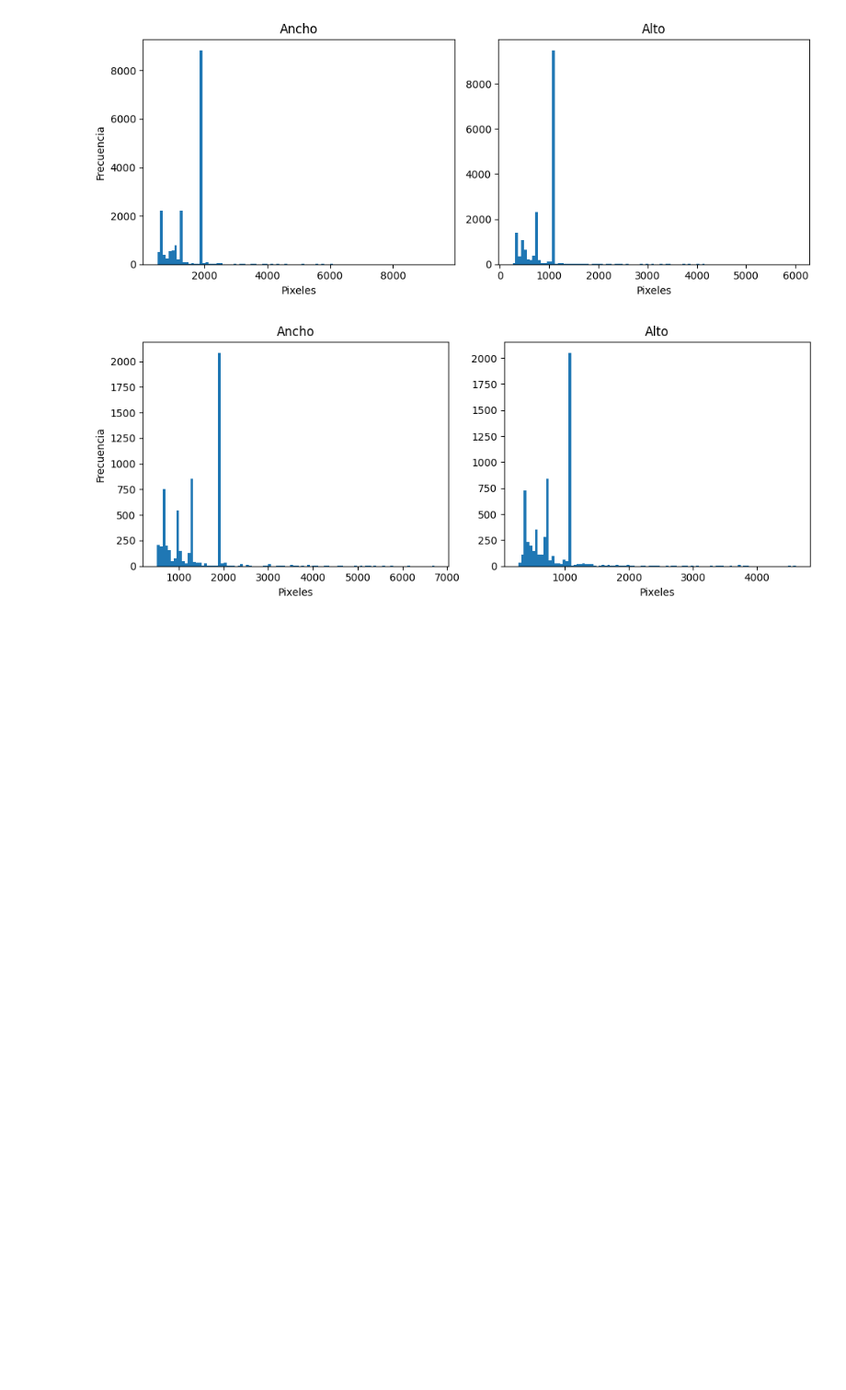
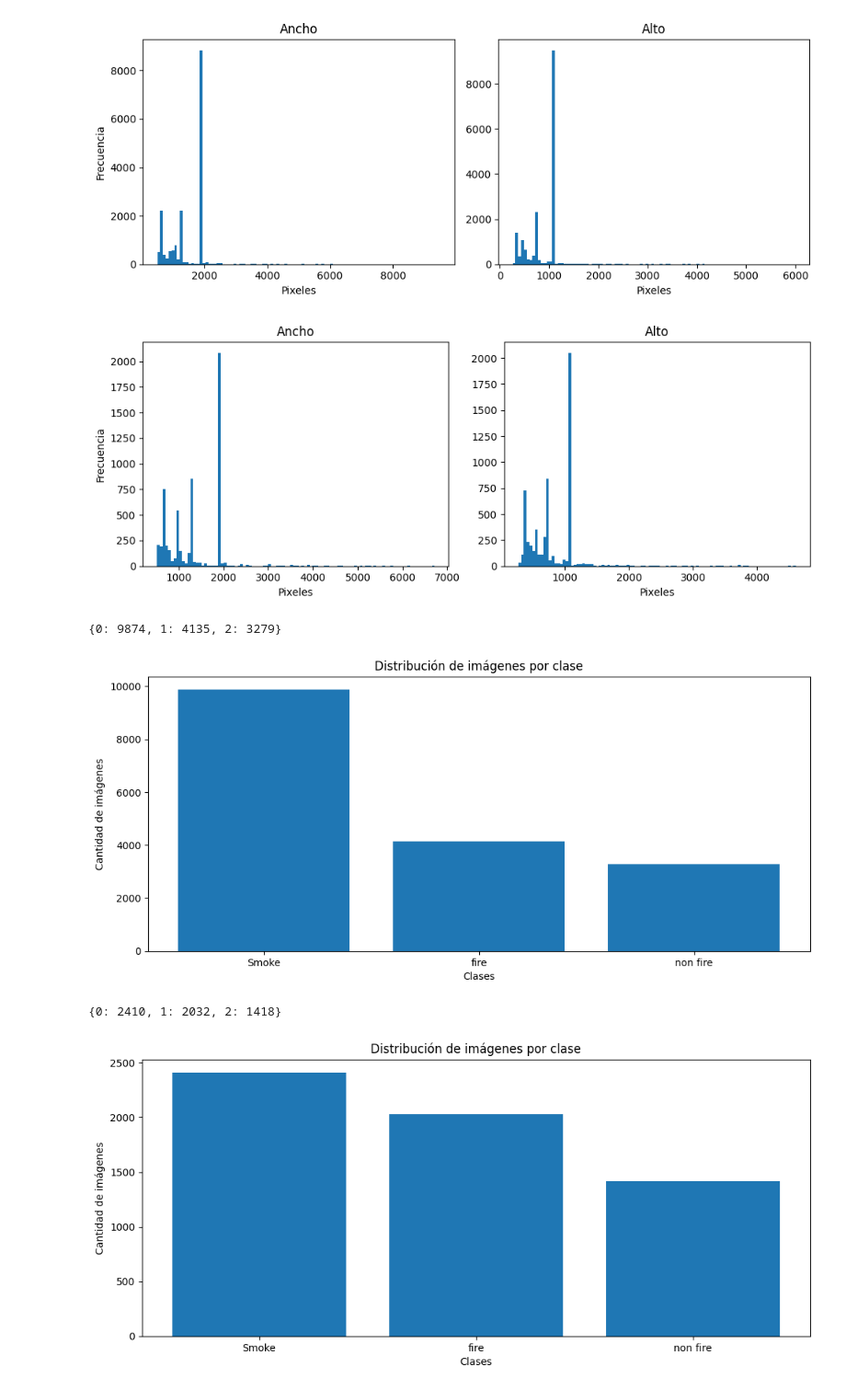
Before and after one commit to SapoPy/Proyecto-de-deteccion-de-incendios-con-una-CNN, a Jupyter notebook: explorar_dataset.ipynb, the cells around one changed output. Shown at 92% size. Cells and saved outputs as stored; diff of their text form; code cells hidden in the pictures; blank space fills up the shorter version.

```diff
--- a/explorar_dataset.ipynb
+++ b/explorar_dataset.ipynb
@@ -232,3 +267,48 @@ plt.tight_layout()
 plt.show()
 # %% [output]
 [figure]
+# %%
+class_counts = {i: 0 for i in range(len(fireeye_train.classes))}
+
+for _, label in fireeye_train.samples:
+    class_counts[label] += 1
+
+print(class_counts)
+
+plt.figure(figsize=(12, 5))
+
+labels = [fireeye_train.classes[i] for i in class_counts.keys()]
+values = list(class_counts.values())
+plt.bar(labels, values)
+
+plt.title("Distribución de imágenes por clase")
+plt.xlabel("Clases")
+plt.ylabel("Cantidad de imágenes")
+
+plt.show()
+
+
+class_counts = {i: 0 for i in range(len(fireeye_test.classes))}
+
+for _, label in fireeye_test.samples:
+    class_counts[label] += 1
+
+print(class_counts)
+
+plt.figure(figsize=(12, 5))
+
+labels = [fireeye_test.classes[i] for i in class_counts.keys()]
+values = list(class_counts.values())
+
+plt.bar(labels, values)
+
+plt.title("Distribución de imágenes por clase")
+plt.xlabel("Clases")
+plt.ylabel("Cantidad de imágenes")
+
+plt.show()
+# %% [output]
+{0: 9874, 1: 4135, 2: 3279}
+[figure, added]
+{0: 2410, 1: 2032, 2: 1418}
+[figure, added]
```
Also changed, not shown: parts of 4 cells of this notebook, 4 other files.
